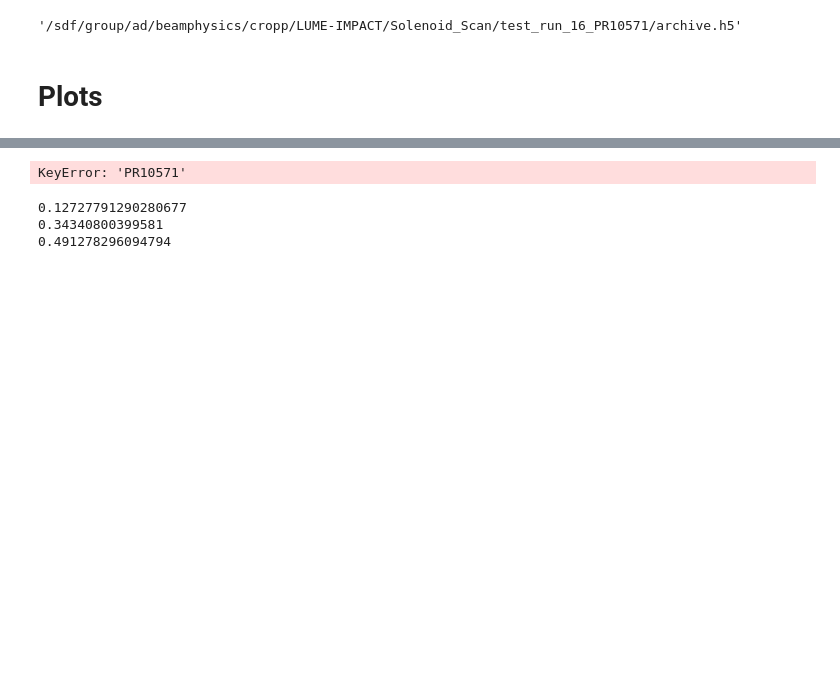
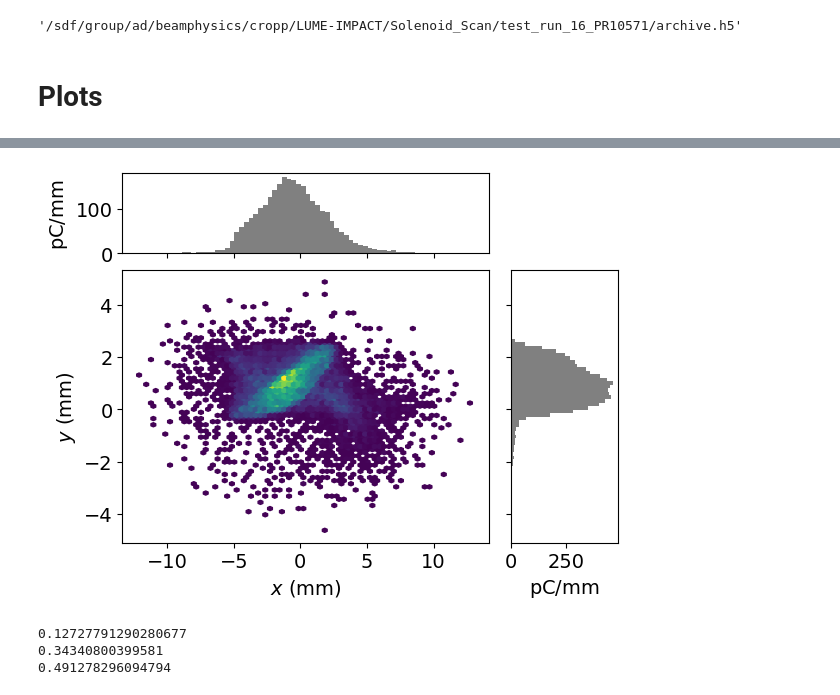
Before and after one commit to ericcropp/Impact-T_Examples, a Jupyter notebook: Run_Single_Sim/FACET_II_Run.ipynb, the cells around one changed output, grey strips where cells are left out. Drawn from its saved outputs; the diff is of its cells as text; code cells hidden in the pictures; blank space fills up the shorter version.

```diff
--- a/Run_Single_Sim/FACET_II_Run.ipynb
+++ b/Run_Single_Sim/FACET_II_Run.ipynb
@@ -240,11 +257,11 @@ I.plot('norm_emit_x', y2='mean_kinetic_energy', ylim=(0, 100e-6), figsize=(16,10
 # %%
 P1 = I.particles['PR10241']
 P2 = I.particles['L0AFEND']
 P3 = I.particles['PR10571']
 
-P1.plot('x', 'y')
+P3.plot('x','y')
 # %% [output]
-KeyError: 'PR10571'
+[figure, added]
 # %%
 
 P1.plot('z', 'kinetic_energy')
```
Also changed, not shown: parts of 11 cells of this notebook, 2 other files.
